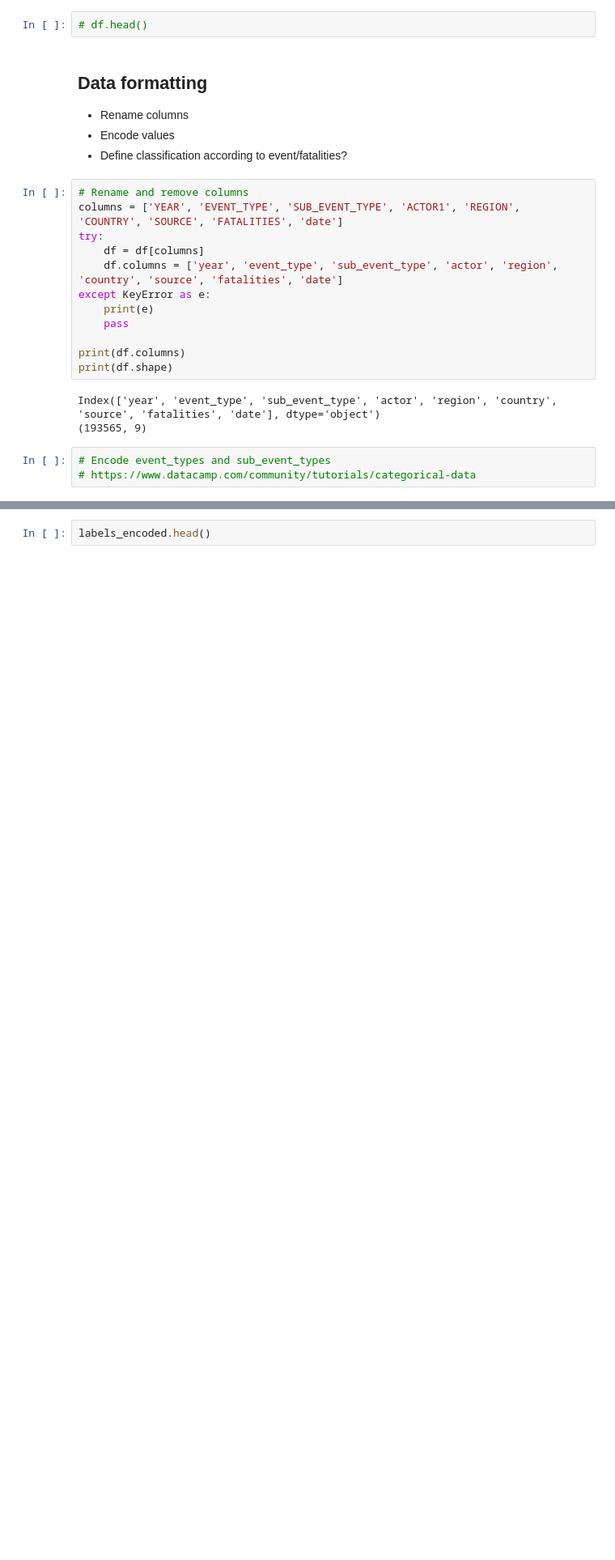
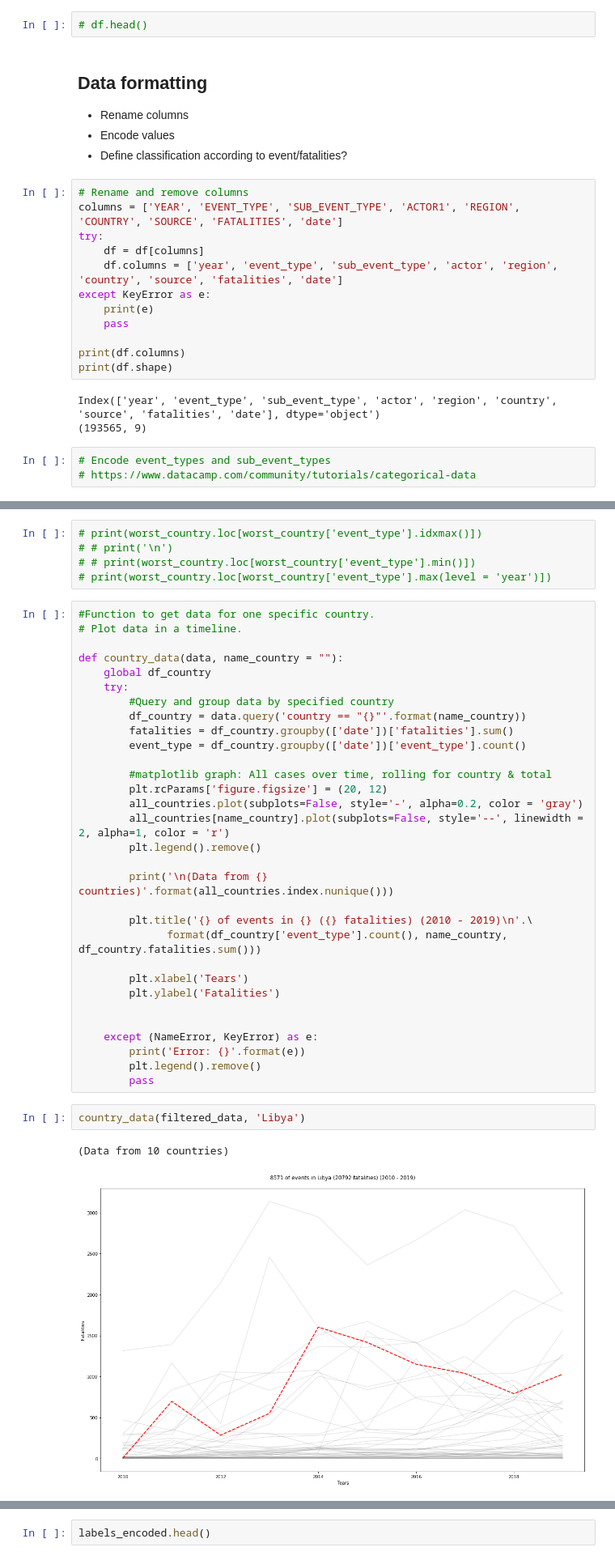
Before and after one commit to cmdelaserna/press-freedom, a Jupyter notebook: notebooks/ACLED data - Africa dataset.ipynb, the cells around one changed output, grey strips where cells are left out. Shown at 81% size. Cells and saved outputs as stored; diff of their text form; blank space fills up the shorter version.

```diff
--- a/notebooks/ACLED data - Africa dataset.ipynb
+++ b/notebooks/ACLED data - Africa dataset.ipynb
@@ -90,0 +107,41 @@ print('{} countries:\n {}\n'.format(df.country.nunique(), df.country.unique()))
+# %%
+# print(worst_country.loc[worst_country['event_type'].idxmax()])
+# # print('\n')
+# # print(worst_country.loc[worst_country['event_type'].min()])
+# print(worst_country.loc[worst_country['event_type'].max(level = 'year')])
+# %%
+#Function to get data for one specific country.
+# Plot data in a timeline.
+
+def country_data(data, name_country = ""):
+    global df_country
+    try:
+        #Query and group data by specified country
+        df_country = data.query('country == "{}"'.format(name_country))
+        fatalities = df_country.groupby(['date'])['fatalities'].sum()
+        event_type = df_country.groupby(['date'])['event_type'].count()
+
+        #matplotlib graph: All cases over time, rolling for country & total
+        plt.rcParams['figure.figsize'] = (20, 12)
+        all_countries.plot(subplots=False, style='-', alpha=0.2, color = 'gray')
+        all_countries[name_country].plot(subplots=False, style='--', linewidth = 2, alpha=1, color = 'r')
+        plt.legend().remove()
+
+        print('\n(Data from {} countries)'.format(all_countries.index.nunique()))
+
+        plt.title('{} of events in {} ({} fatalities) (2010 - 2019)\n'.\
+              format(df_country['event_type'].count(), name_country, df_country.fatalities.sum()))
+
+        plt.xlabel('Tears')
+        plt.ylabel('Fatalities')
+
+
+    except (NameError, KeyError) as e:
+        print('Error: {}'.format(e))
+        plt.legend().remove()
+        pass
+# %%
+country_data(filtered_data, 'Libya')
+# %% [output]
+(Data from 10 countries)
+[figure, added]
```
Also changed, not shown: parts of 38 cells of this notebook.
